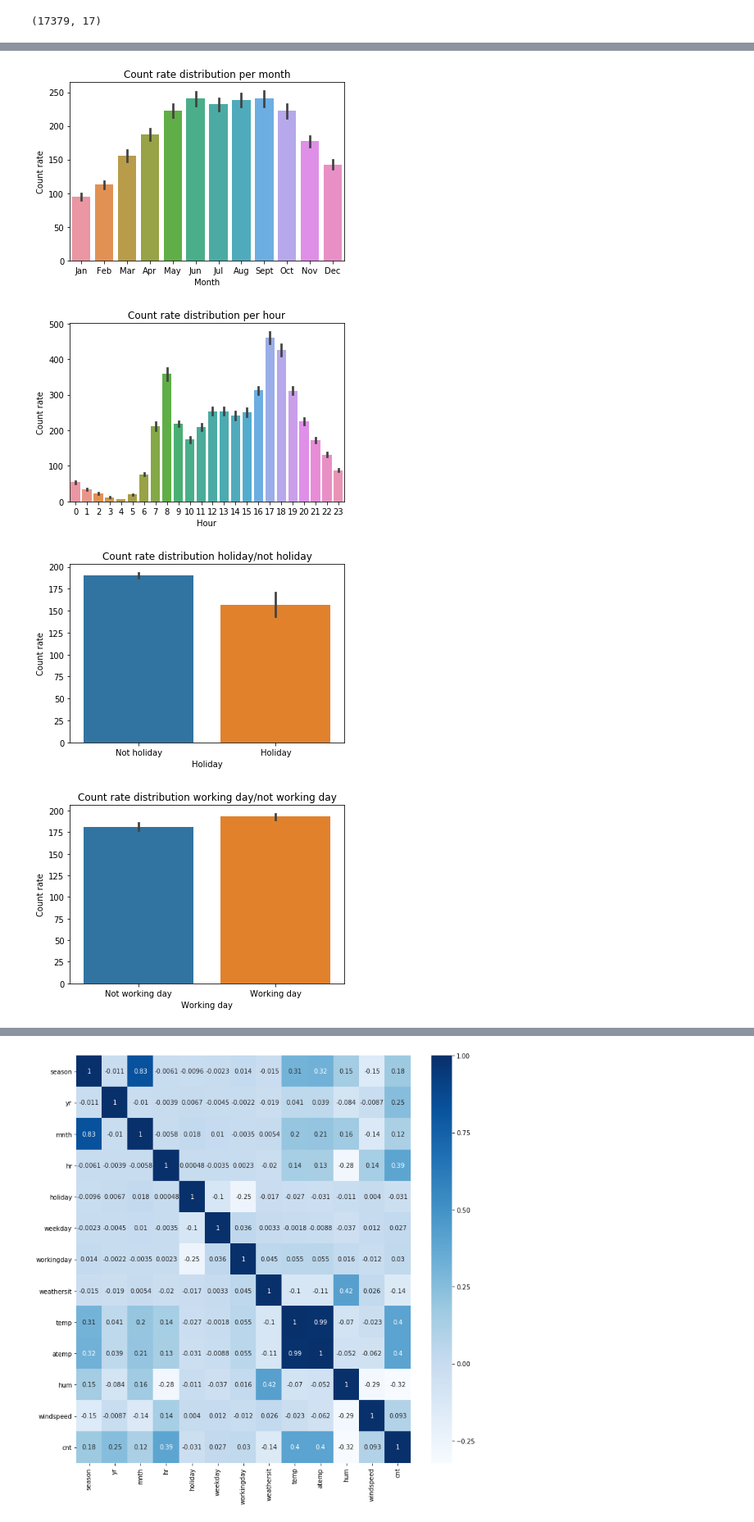
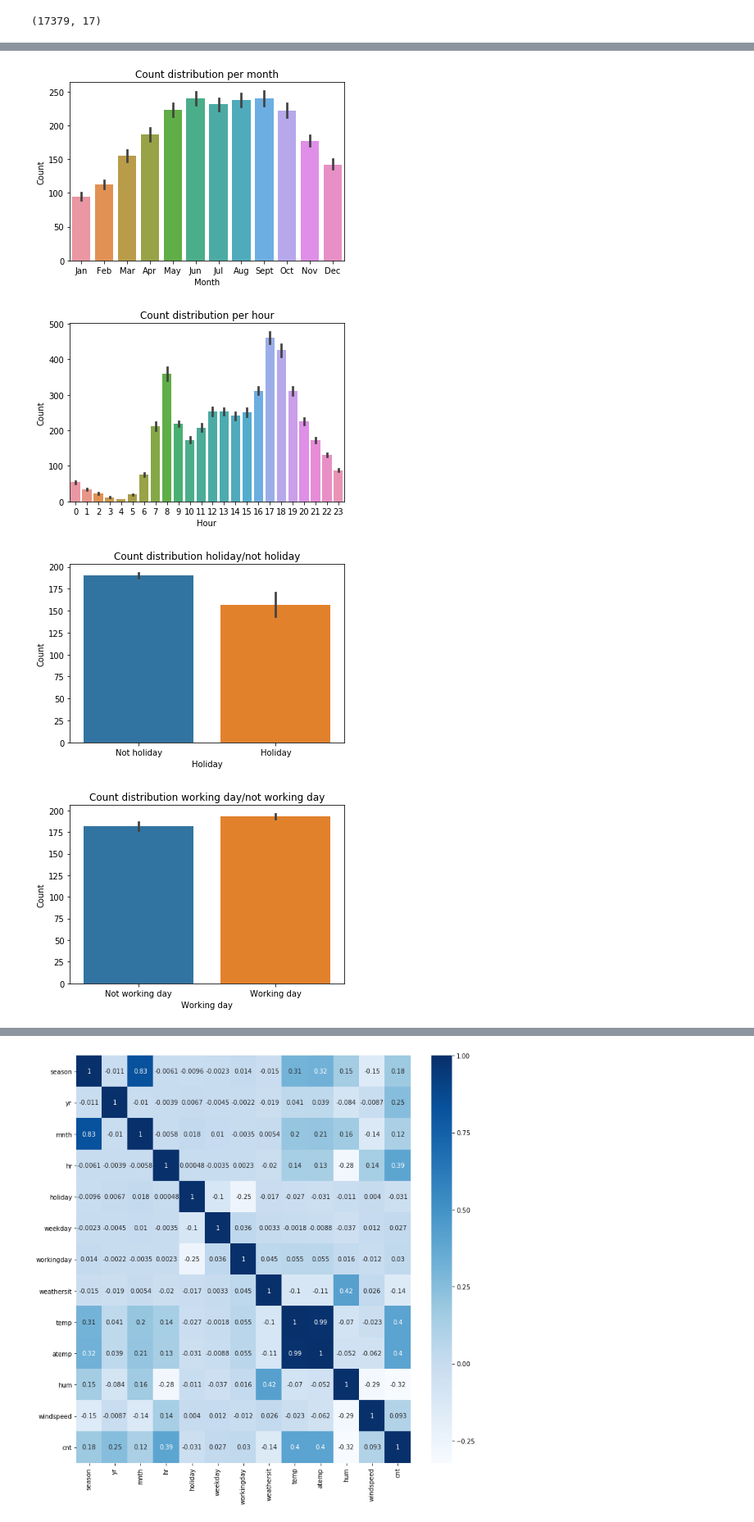
Before and after one commit to amurrone/BikeSharing, a Jupyter notebook: inspect_data.ipynb, the cells around one changed output, grey strips where cells are left out. Shown at 82% size. Cells and saved outputs as stored; diff of their text form; code cells hidden in the pictures.

Commit message:
Some changes in axis labels plots

```diff
--- a/inspect_data.ipynb
+++ b/inspect_data.ipynb
@@ -139,9 +139,9 @@ season_plot = barplot_cat(data_hourly,
                          'season',
                          'cnt',
                          'Season',
-                         'Count rate',
+                         'Count',
                          season,
-                         'Count rate distribution per season')
+                         'Count distribution per season')
 
 plt.savefig('plots/data/season_barplot.png')
 plt.show()
@@ -151,9 +151,9 @@ mont_plot = barplot_cat(data_hourly,
                         'mnth',
                         'cnt',
                         'Month',
-                        'Count rate',
+                        'Count',
                          month,
-                        'Count rate distribution per month')
+                        'Count distribution per month')
 
 plt.savefig('plots/data/month_barplot.png')
 plt.show()
@@ -162,9 +162,9 @@ hour_plot = barplot_cat(data_hourly,
                         'hr',
                         'cnt',
                         'Hour',
-                        'Count rate',
+                        'Count',
                          None,
-                        'Count rate distribution per hour')
+                        'Count distribution per hour')
 
 plt.savefig('plots/data/hour_barplot.png')
 plt.show()
@@ -174,9 +174,9 @@ holiday_plot = barplot_cat(data_hourly,
                         'holiday',
                         'cnt',
                         'Holiday',
-                        'Count rate',
+                        'Count',
                          holiday,
-                        'Count rate distribution holiday/not holiday')
+                        'Count distribution holiday/not holiday')
 
 plt.savefig('plots/data/holiday_barplot.png')
 plt.show()
@@ -186,9 +186,9 @@ workingday_plot = barplot_cat(data_hourly,
                         'workingday',
                         'cnt',
                         'Working day',
-                        'Count rate',
+                        'Count',
                          workingday,
-                        'Count rate distribution working day/not working day')
+                        'Count distribution working day/not working day')
 
 plt.savefig('plots/data/workingday_barplot.png')
 plt.show()
@@ -198,9 +198,9 @@ weekday_plot = barplot_cat(data_hourly,
                         'weekday',
                         'cnt',
                         'Week day',
-                        'Count rate',
+                        'Count',
                          weekday,
-                        'Count rate distribution per week day"')
+                        'Count distribution per week day"')
 
 plt.savefig('plots/data/weekday_barplot.png')
 plt.show()
@@ -210,9 +210,9 @@ weather_plot = barplot_cat(data_hourly,
                         'weathersit',
                         'cnt',
                         'Weather',
-                        'Count rate',
+                        'Count',
                          weather,
-                        'Count rate distribution according to weather"')
+                        'Count distribution according to weather"')
 
 plt.savefig('plots/data/weather_barplot.png')
 plt.show()
@@ -221,4 +221,4 @@ plt.show()
-[figure, old version]
+[figure, new version]
-[figure, old version]
+[figure, new version]
-[figure, old version]
+[figure, new version]
-[figure, old version]
+[figure, new version]
```
Also changed, not shown: parts of 5 cells of this notebook, 16 other files.
